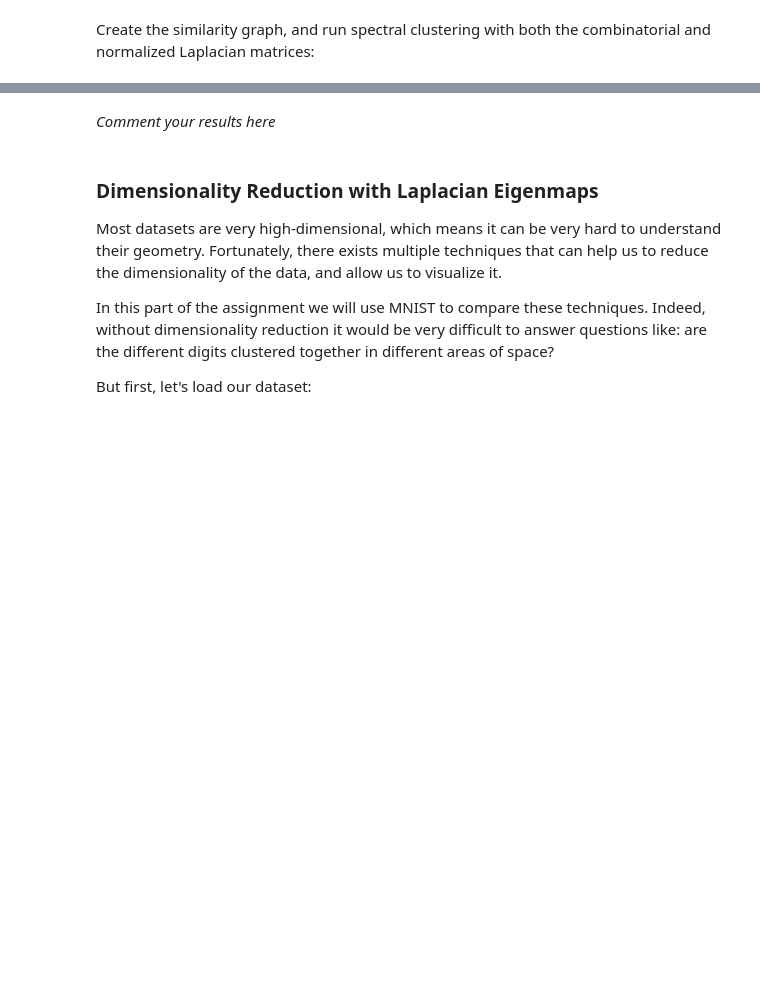
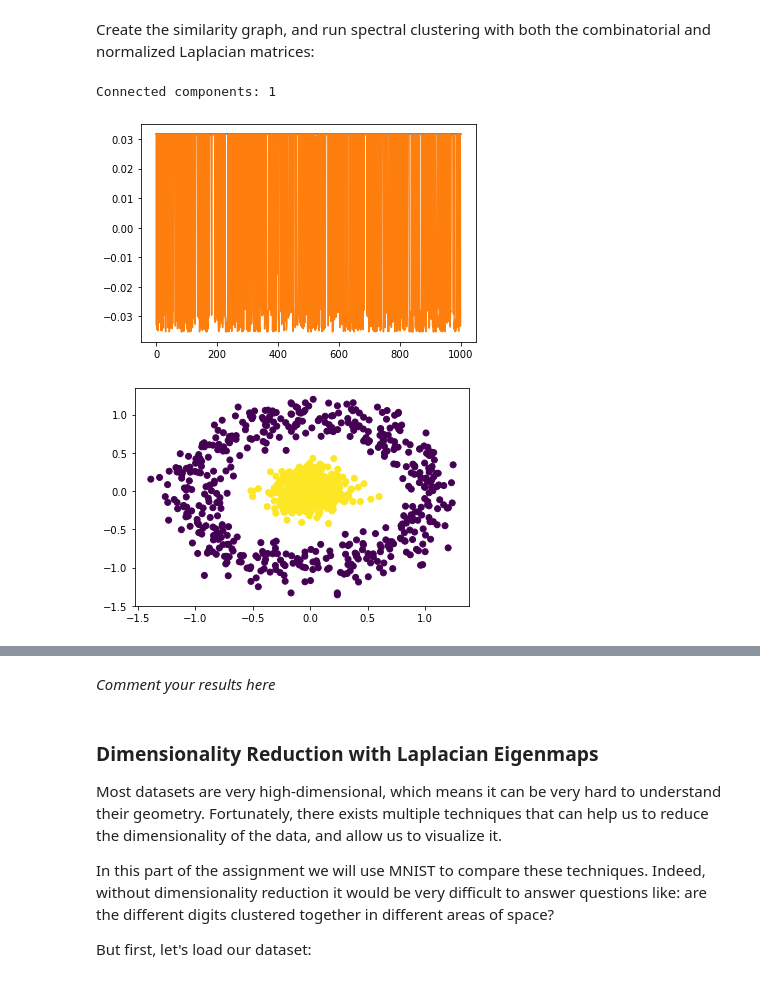
Before and after one commit to caralen/ntds_2019, a Jupyter notebook: assignments/2_learning_with_graphs.ipynb, the cells around one changed output, grey strips where cells are left out. Cells and saved outputs as stored; diff of their text form; code cells hidden in the pictures; blank space fills up the shorter version.

```diff
--- a/assignments/2_learning_with_graphs.ipynb
+++ b/assignments/2_learning_with_graphs.ipynb
@@ -374,0 +324,15 @@ Create the similarity graph, and run spectral clustering with both the combinato
+# %%
+sc = SpectralClustering(n_classes=2, normalize=False)
+sc_norm = SpectralClustering(n_classes=2, normalize=True)
+
+adjacency_circles = epsilon_similarity_graph(X_circles, estimate_sigma(X_circles), 0.96)
+
+y_pred = sc.fit_predict(adjacency_circles)
+y_pred_norm = sc_norm.fit_predict(adjacency_circles)
+
+plt.scatter(X_circles[:, 0], X_circles[:, 1], c=y_pred);
+plt.scatter(X_circles[:, 0], X_circles[:, 1], c=y_pred);
+# %% [output]
+Connected components: 1
+[figure, added]
+[figure, added]
```
Also changed, not shown: parts of 26 cells of this notebook.
